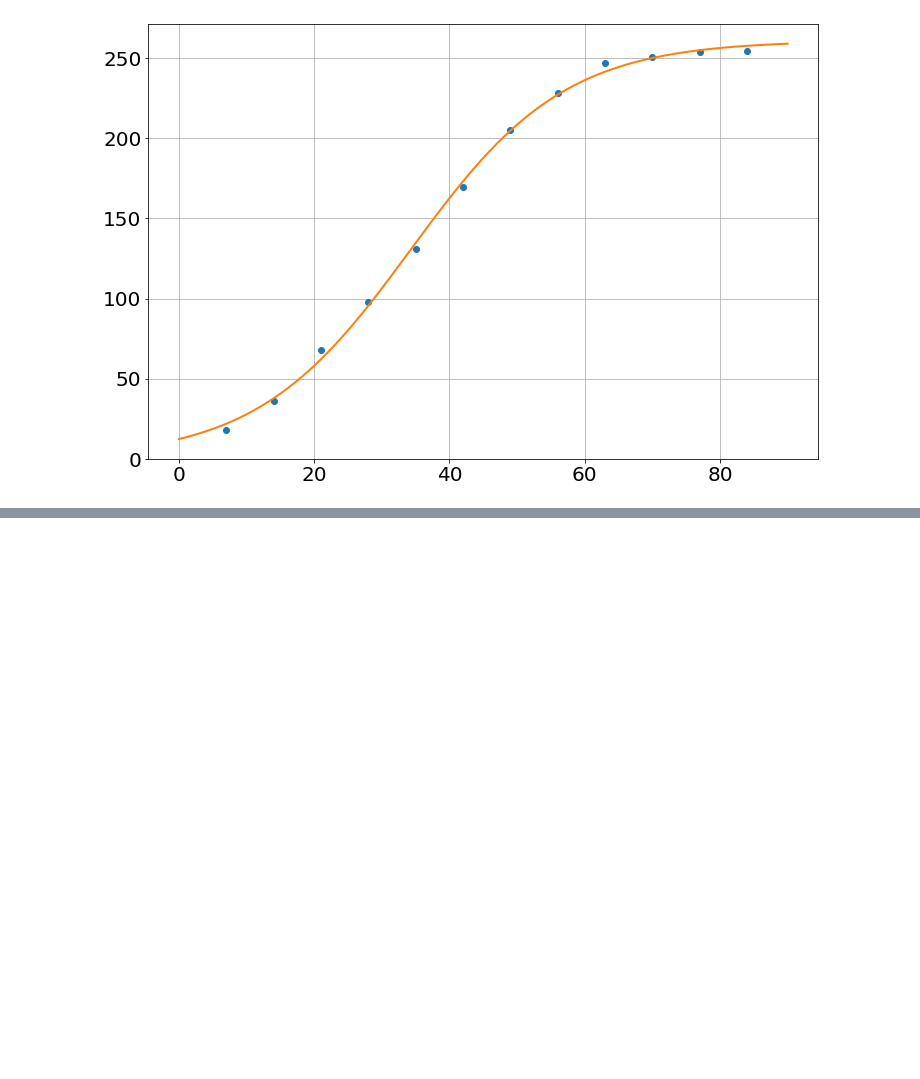
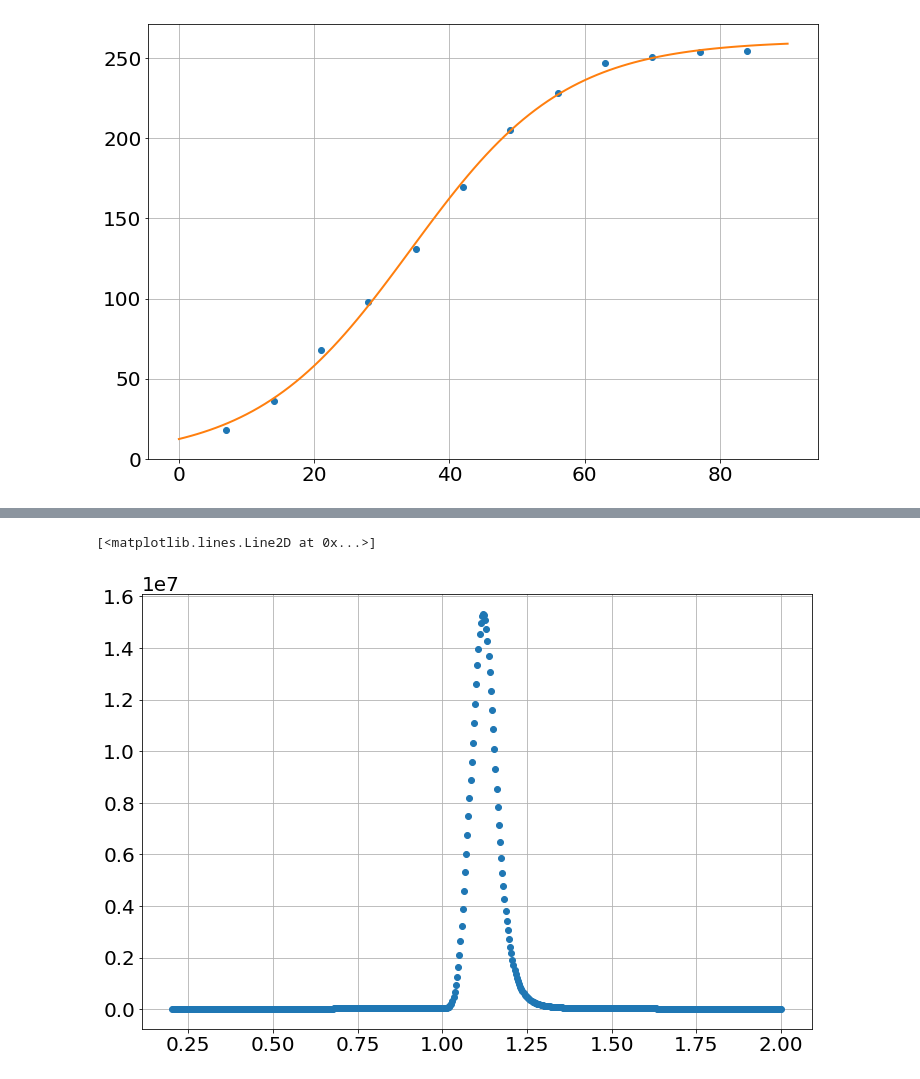
Before and after one commit to bblais/Computer-Programming-for-the-Sciences-Spring-2021, a Jupyter notebook: 2021-03-18 lmfit pyndamics3.ipynb, the cells around one changed output, grey strips where cells are left out. Drawn from its saved outputs; the diff is of its cells as text; code cells hidden in the pictures; blank space fills up the shorter version.

```diff
--- a/2021-03-18 lmfit pyndamics3.ipynb
+++ b/2021-03-18 lmfit pyndamics3.ipynb
@@ -100,0 +103,2 @@ plot(x_fake,y_fake,'-')
+# %%
+data=pd.read_csv('data/peak data csv/sample0.csv')
@@ -100,0 +114,8 @@ plot(x_fake,y_fake,'-')
+# %%
+t=array(data.t)
+y=array(data.y)
+# %%
+plot(t,y,'o')
+# %% [output]
+[<matplotlib.lines.Line2D at 0x...>]
+[figure, added]
```
Also changed, not shown: parts of 5 cells of this notebook, 1 other file.
